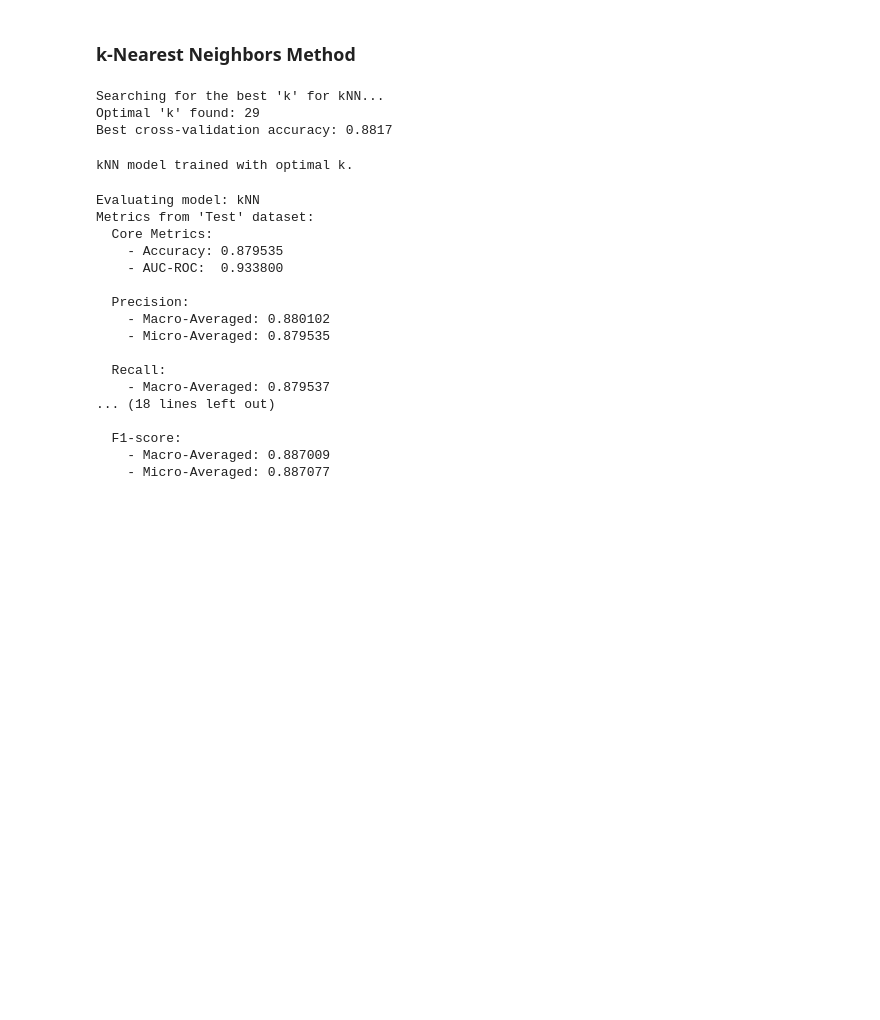
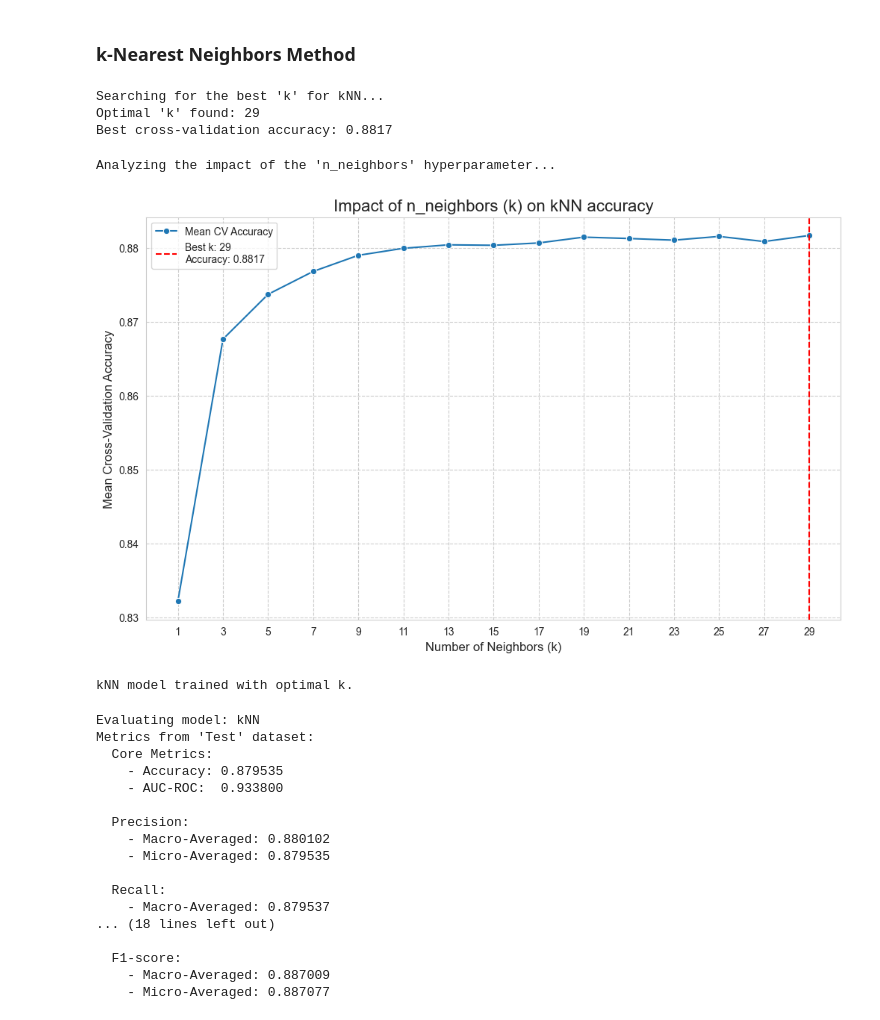
Before and after one commit to invisiofficial/2f7bcc6ff1e91c65fd126d1bbe4f43cb0e17abb4a05a12138fef5b83193d1a33, a Jupyter notebook: Classification.ipynb, the cells around one changed output. Cells and saved outputs as stored; diff of their text form; code cells hidden in the pictures; blank space fills up the shorter version.

```diff
--- a/Classification.ipynb
+++ b/Classification.ipynb
@@ -350,7 +565,6 @@ First 5 rows of the scaled training data:
 ### k-Nearest Neighbors Method
 # %%
 from sklearn.neighbors import KNeighborsClassifier
-from sklearn.model_selection import GridSearchCV
 
 # Define the model.
 knn = KNeighborsClassifier()
@@ -359,20 +573,48 @@ knn = KNeighborsClassifier()
 param_grid = {'n_neighbors': np.arange(1, 31, 2)}
 
 # Set up GridSearchCV.
-grid_search = GridSearchCV(knn, param_grid, cv=5, scoring='accuracy', n_jobs=-1)
+grid_search_knn = GridSearchCV(knn, param_grid, cv=5, scoring='accuracy', n_jobs=-1)
 
 # Perform the grid search on the training data.
 print("Searching for the best 'k' for kNN...")
-grid_search.fit(X_train_scaled, y_train)
+grid_search_knn.fit(X_train_scaled, y_train)
 
 # Get the best parameter.
-best_k = grid_search.best_params_['n_neighbors']
+best_k = grid_search_knn.best_params_['n_neighbors']
 print(f"Optimal 'k' found: {best_k}")
-print(f"Best cross-validation accuracy: {grid_search.best_score_:.4f}")
+print(f"Best cross-validation accuracy: {grid_search_knn.best_score_:.4f}")
 # %% [output]
 Searching for the best 'k' for kNN...
 Optimal 'k' found: 29
 Best cross-validation accuracy: 0.8817
+# %%
+print("\nAnalyzing the impact of the 'n_neighbors' hyperparameter...")
+
+# Extract results from GridSearchCV.
+results = pd.DataFrame(grid_search_knn.cv_results_)
+n_neighbors_values = results['param_n_neighbors'].astype(int)
+mean_scores = results['mean_test_score']
+
+# Create the plot.
+plt.figure(figsize=(12, 7))
+sns.lineplot(x=n_neighbors_values, y=mean_scores, marker='o', label='Mean CV Accuracy')
+
+# Highlight the best score.
+best_score = grid_search_knn.best_score_
+best_param = best_k
+plt.axvline(best_param, color='r', linestyle='--', label=f'Best k: {best_param}\nAccuracy: {best_score:.4f}')
+
+# Add titles and labels for clarity.
+plt.title('Impact of n_neighbors (k) on kNN accuracy', fontsize=16)
+plt.xlabel('Number of Neighbors (k)', fontsize=12)
+plt.ylabel('Mean Cross-Validation Accuracy', fontsize=12)
+plt.xticks(n_neighbors_values)
+plt.legend()
+plt.grid(True, which="both", ls="--")
+plt.show()
+# %% [output]
+Analyzing the impact of the 'n_neighbors' hyperparameter...
+[figure, added]
 # %%
 # Create the final kNN model with the optimal number of neighbors.
 knn_best = KNeighborsClassifier(n_neighbors=best_k)
```
Also changed, not shown: parts of 44 cells of this notebook, 3 other files.
